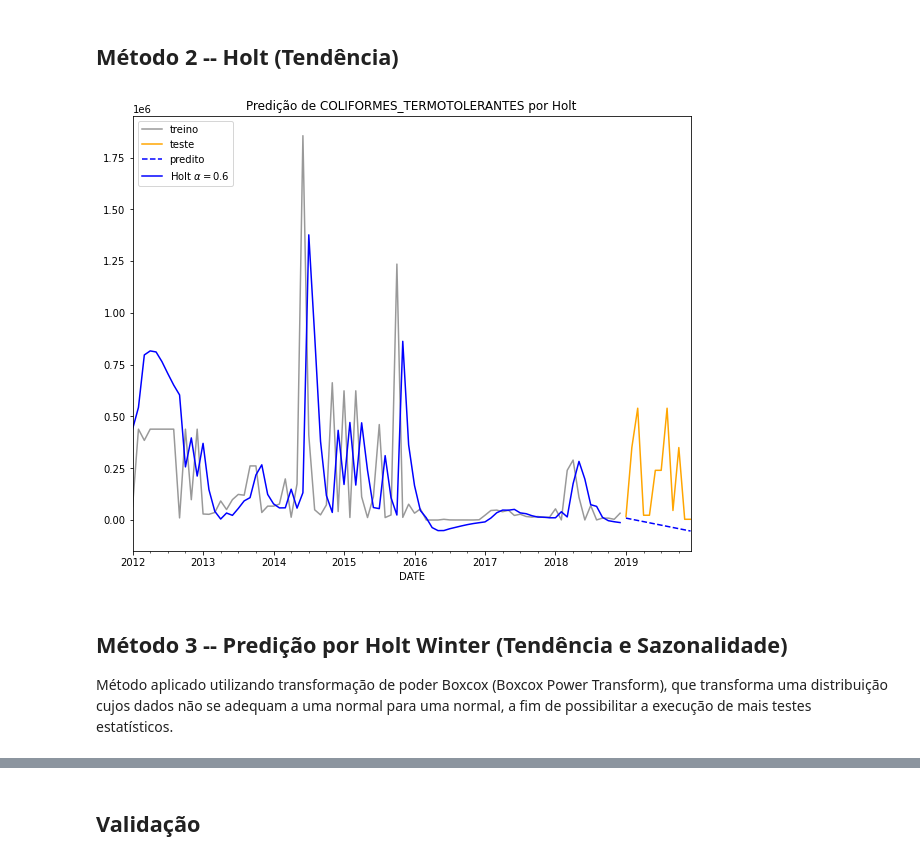
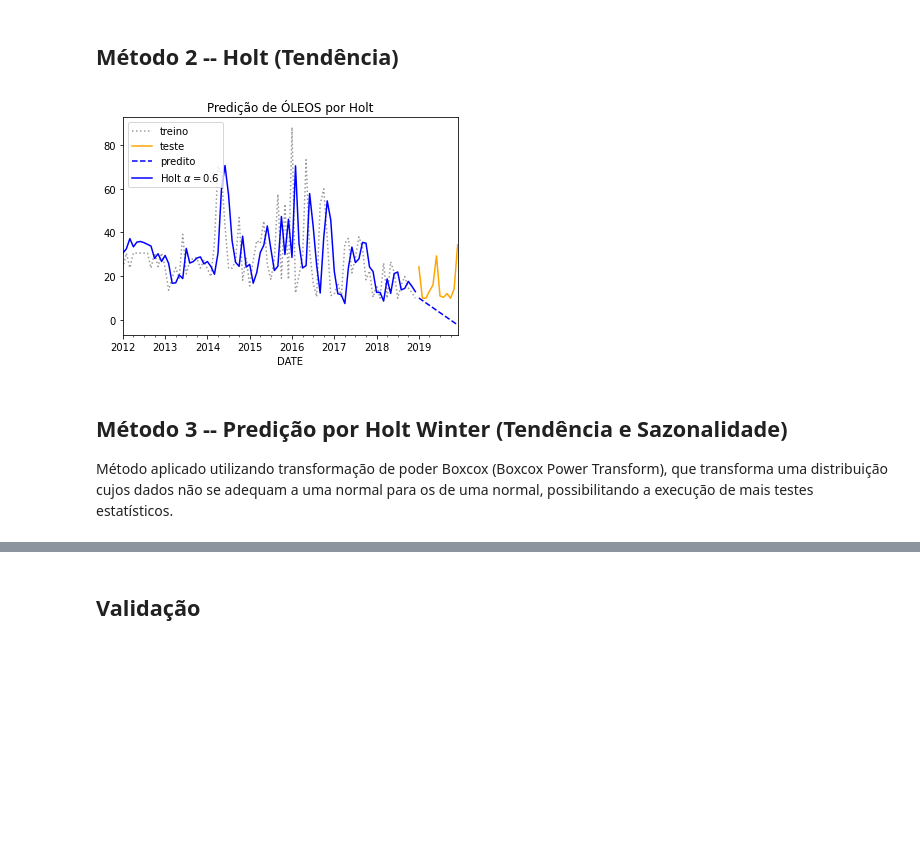
Before and after one commit to vcwild/wtp-model, a Jupyter notebook: ets.ipynb, the cells around one changed output, grey strips where cells are left out. Drawn from its saved outputs; the diff is of its cells as text; code cells hidden in the pictures; blank space fills up the shorter version.

```diff
--- a/ets.ipynb
+++ b/ets.ipynb
@@ -25,11 +28,11 @@ warnings.filterwarnings('ignore')
 # %%
 # Read file
 path = "./datasets/"
-name = "p2"
+name = "p1"
 df = pd.read_csv(path + name + "_clipped.csv", encoding='utf8', parse_dates=True, index_col="DATE").resample("M").mean()
 validation = pd.read_csv(path + name + "_validation.csv", encoding='utf8', parse_dates=True, index_col="DATE")
 cols = df.columns
-col = cols[1]
+col = cols[8]
 # %% [markdown]
 ## Método 1 -- Suavização Simples (SES)
 # %%
@@ -50,17 +53,17 @@ plt.legend(loc="upper left");
 # %%
 holt_06 = Holt(df[col]).fit(smoothing_level=0.6, smoothing_slope=0.2, optimized=False)
 holt_predict_06 = holt_06.forecast(12).rename(r"predito")
 
 # plots
-df[col].plot(marker=None, color="grey", alpha=0.8, label="treino")
+df[col].plot(marker=None, linestyle=":", color="grey", alpha=0.8, label="treino")
 validation[col].plot(marker=None, color="orange", label="teste")
 holt_predict_06.plot(linestyle="--", color="blue")
 holt_06.fittedvalues.plot(marker=None, color="blue", label=r"Holt $\alpha=0.6$")
 plt.title(f"Predição de {col} por Holt")
 plt.legend(loc="upper left");
 # %% [output]
-[figure, old version]
+[figure, new version]
 # %% [markdown]
 ## Método 3 -- Predição por Holt Winter (Tendência e Sazonalidade)
-Método aplicado utilizando transformação de poder Boxcox (Boxcox Power Transform), que transforma uma distribuição cujos dados não se adequam a uma normal para uma normal, a fim de possibilitar a execução de mais testes estatísticos.
+Método aplicado utilizando transformação de poder Boxcox (Boxcox Power Transform), que transforma uma distribuição cujos dados não se adequam a uma normal para os de uma normal, possibilitando a execução de mais testes estatísticos.
 # %%
```
Also changed, not shown: parts of 12 cells of this notebook.
